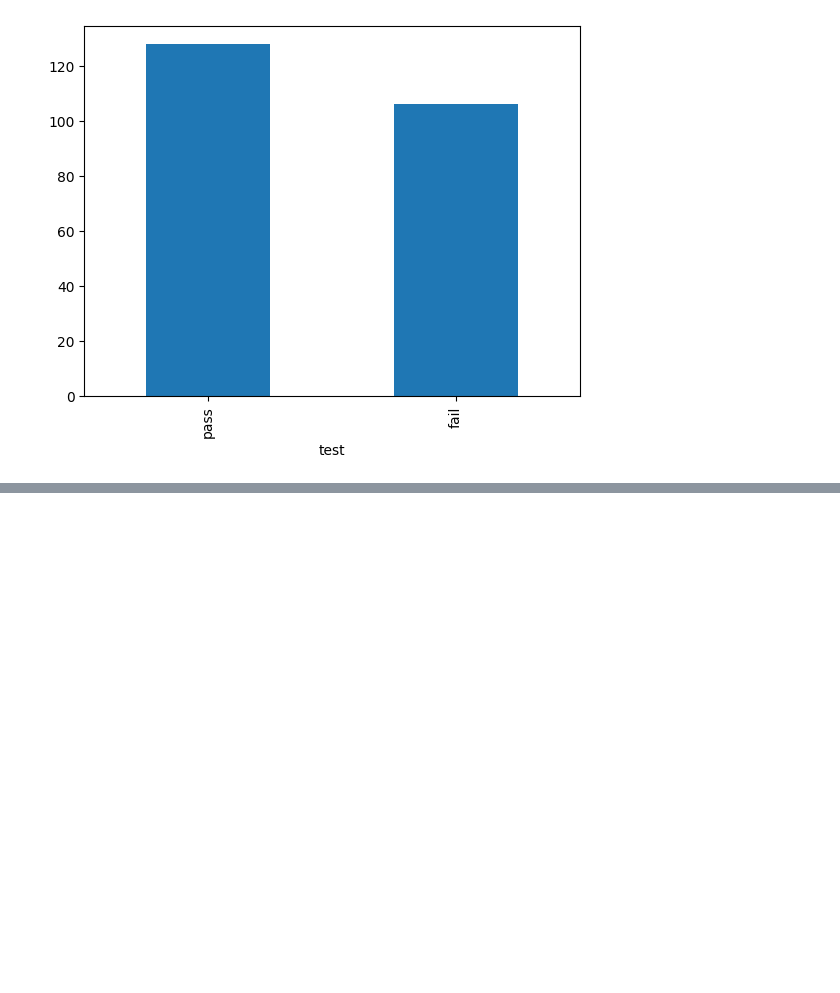
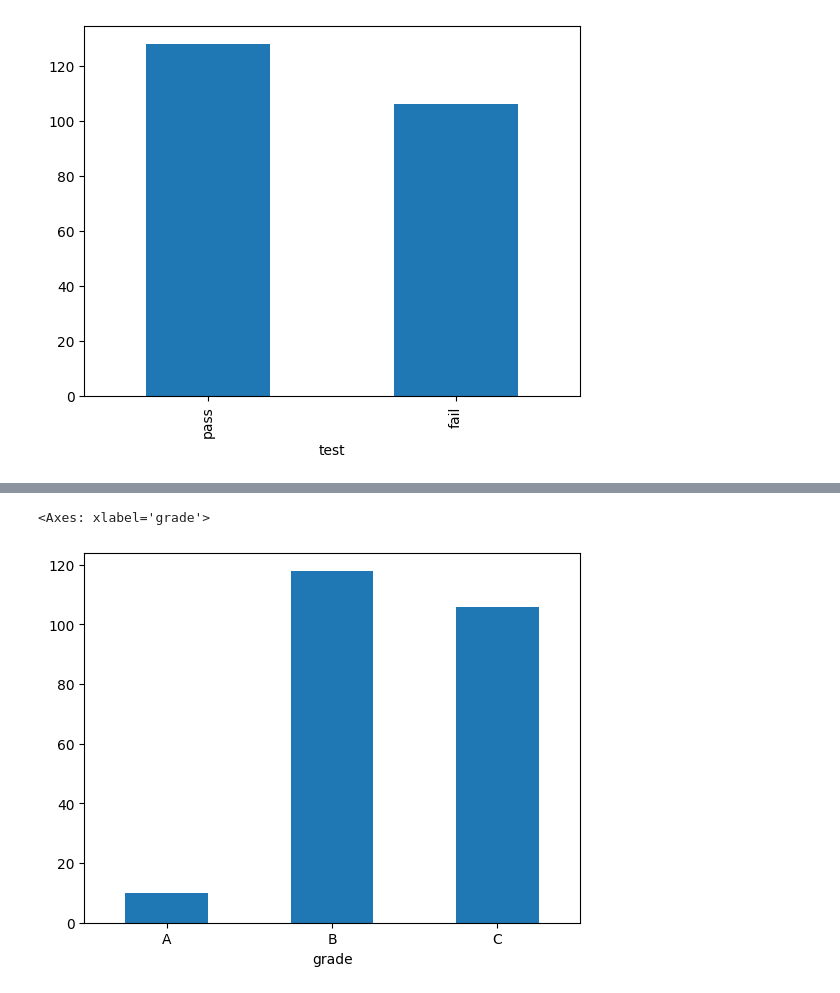
Before and after one commit to asdsadawww/-, a Jupyter notebook: Colab_파이썬.ipynb, the cells around one changed output, grey strips where cells are left out. Saved outputs shown, nothing was run; the diff lists cells and outputs as text; code cells hidden in the pictures; blank space fills up the shorter version.

```diff
--- a/Colab_파이썬.ipynb
+++ b/Colab_파이썬.ipynb
@@ -344,0 +371,3 @@ count_test.plot.bar()   #연비 합격 빈도를 막대그래프로
+# %%
+count_grade=mpg['grade'].value_counts().sort_index()      #등급별 빈도표, 알파벳순으로 정렬됨
+count_grade
@@ -344,0 +381,5 @@ count_test.plot.bar()   #연비 합격 빈도를 막대그래프로
+# %%
+count_grade.plot.bar(rot=0)
+# %% [output]
+<Axes: xlabel='grade'>
+[figure, added]
```
Also changed, not shown: parts of 19 cells of this notebook.
